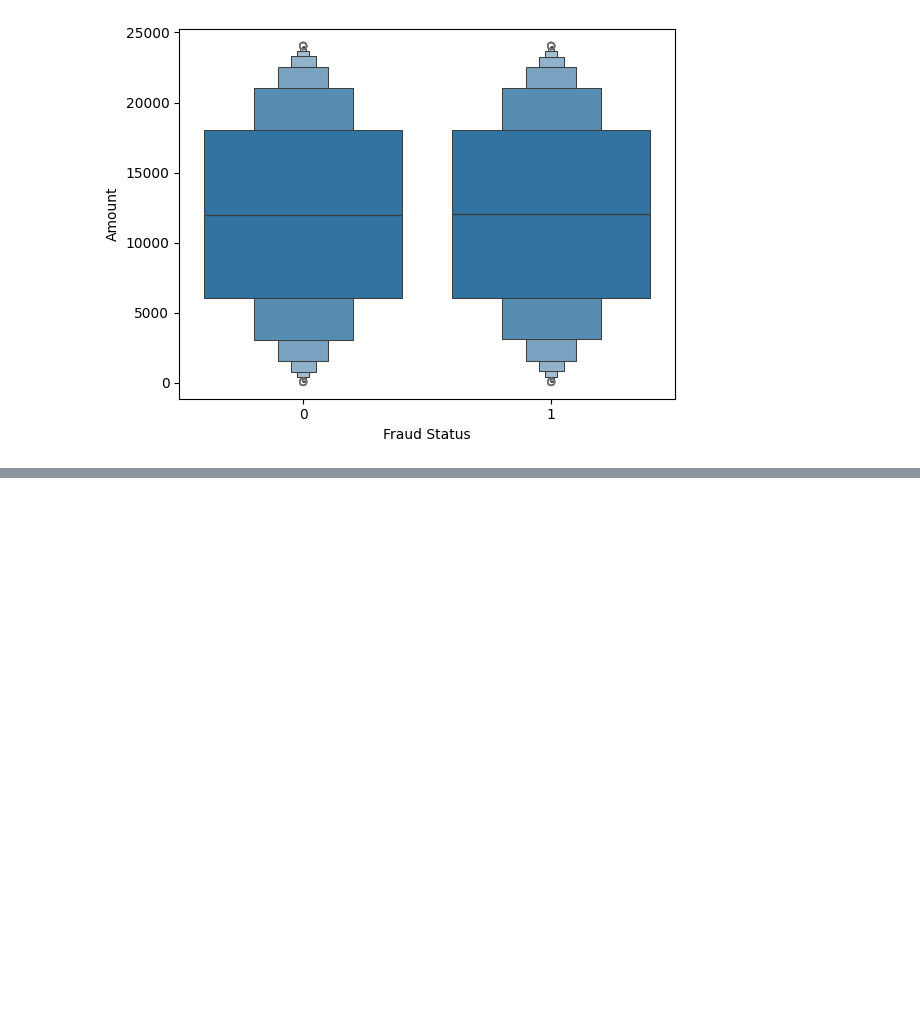
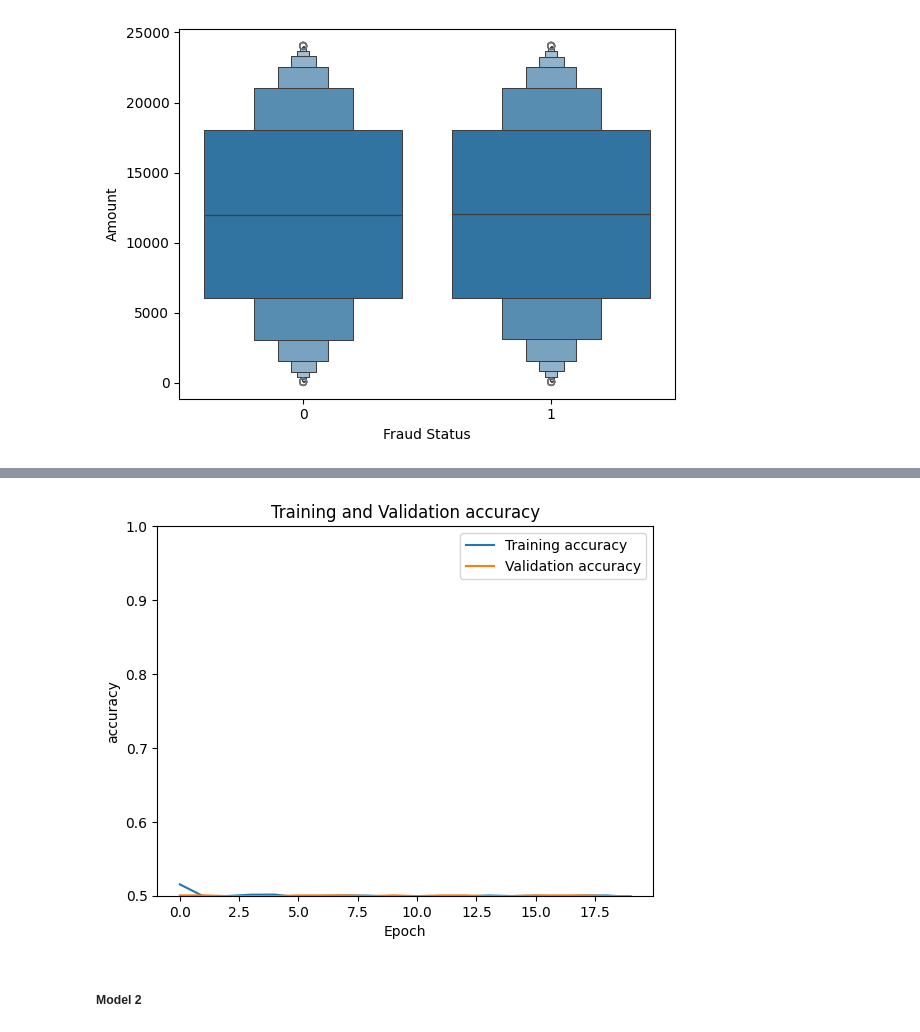
Before and after one commit to tapiwachinyerere/Credit-Card-Fraud-Detection-with-Tensorflow, a Jupyter notebook: fraud_detector.ipynb, the cells around one changed output, grey strips where cells are left out. Drawn from its saved outputs; the diff is of its cells as text; code cells hidden in the pictures; blank space fills up the shorter version.

Commit message:
feat: :zap: Final model commit
Final credit card fraud detector model was model 5 epoch 19

```diff
--- a/fraud_detector.ipynb
+++ b/fraud_detector.ipynb
@@ -193,0 +116,3 @@ r2_score(y_train, pred_train)
+# %%
+X_train, X_val_test, y_train, y_val_test = train_test_split(X, y, test_size=0.3, random_state=42)
+X_val, X_test, y_val, y_test = train_test_split(X_val_test, y_val_test, test_size=0.5, random_state=42)
@@ -193,0 +121,13 @@ r2_score(y_train, pred_train)
+# %%
+# define model
+model1 = tf.keras.Sequential()
+model1.add(tf.keras.layers.Dense(32, input_shape = (X_train.shape[1],), activation = 'relu'))
+model1.add(tf.keras.layers.Dense(16, activation= "relu"))
+model1.add(tf.keras.layers.Dense(8, activation= "relu"))
+model1.add(tf.keras.layers.Dense(4, activation= "relu"))
+model1.add(tf.keras.layers.Dense(1))
+# %%
+optimizer = tf.keras.optimizers.Adam(learning_rate=0.01)
+model1.compile(loss = 'binary_crossentropy', metrics = ['accuracy'], optimizer = optimizer)
+# %%
+history1 = model1.fit(X_train, y_train, validation_data=(X_val, y_val), epochs=20, batch_size=128, verbose=1)
@@ -193,0 +141,18 @@ r2_score(y_train, pred_train)
+# %%
+def plot_training_history(history, train_metric, val_metric):
+    train_accuracy = history.history[f'{train_metric}']
+    val_accuracy = history.history[f'{val_metric}']
+    plt.plot(train_accuracy, label=f'Training {train_metric}')
+    plt.plot(val_accuracy, label=f'Validation {train_metric}')
+    plt.xlabel('Epoch')
+    plt.ylim(0.5, 1)
+    plt.ylabel(f'{train_metric}')
+    plt.title(f'Training and Validation {train_metric}')
+    plt.legend()
+    plt.show()
+
+plot_training_history(history1,'accuracy', 'val_accuracy')
+# %% [output]
+[figure, added]
+# %% [markdown]
+##### Model 2
```
Also changed, not shown: parts of 58 cells of this notebook, 2 other files.
